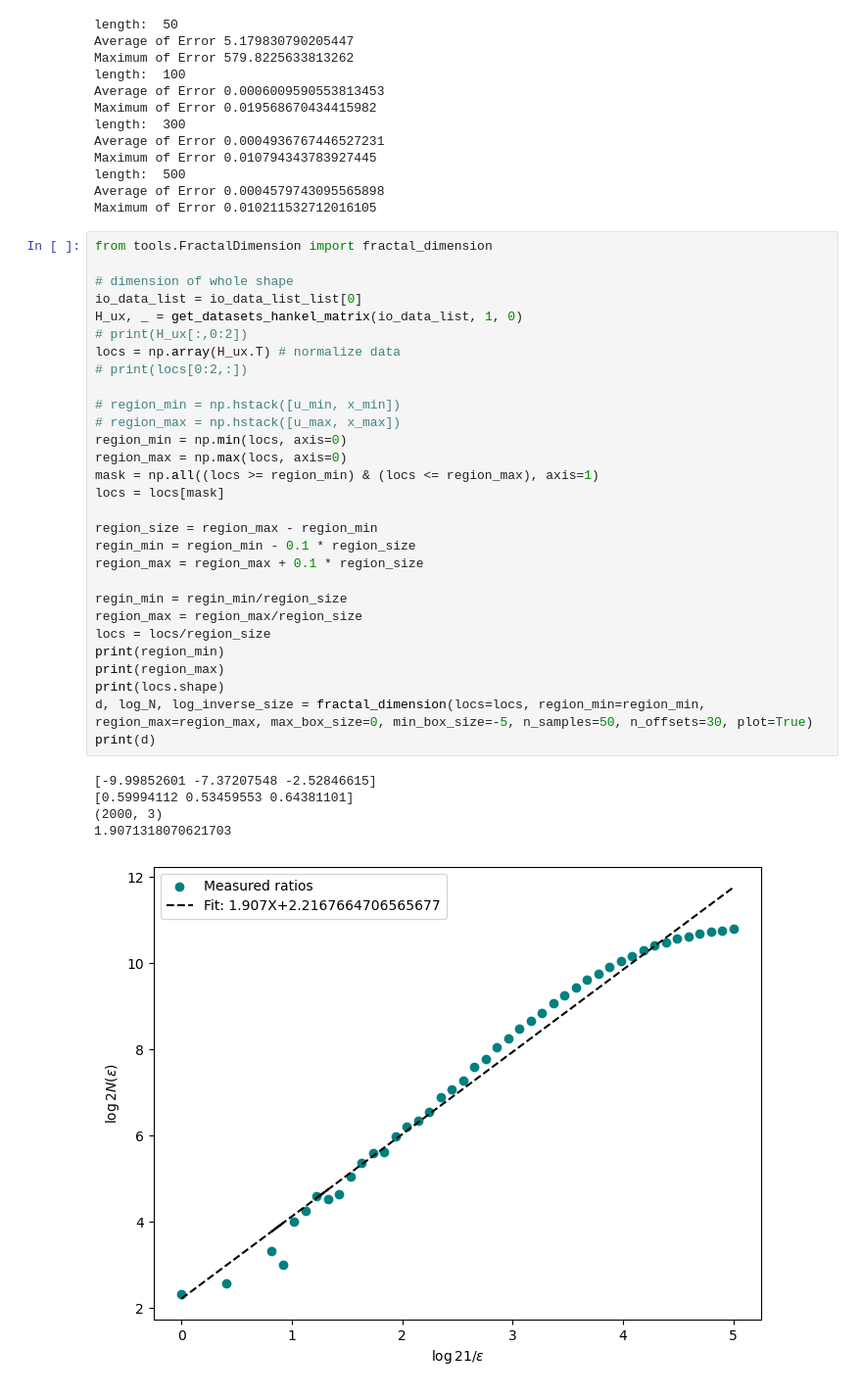
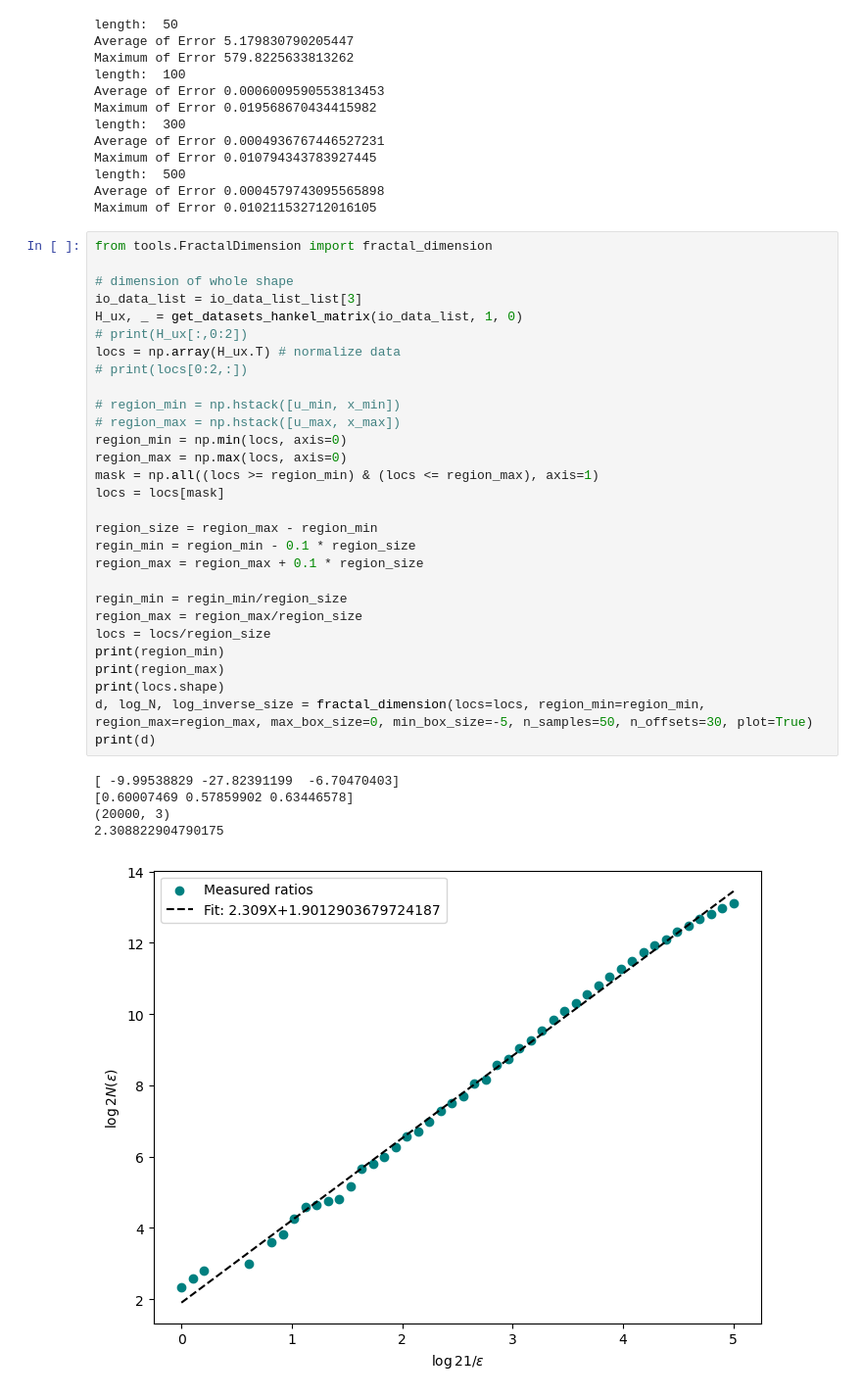
Before and after one commit to HuangYujun-JunkyTalent/DataDrivenSafetyFilter, a Jupyter notebook: double_integrator_test.ipynb, the cells around one changed output. Shown at 98% size. Saved outputs shown, nothing was run; the diff lists cells and outputs as text.

```diff
--- a/double_integrator_test.ipynb
+++ b/double_integrator_test.ipynb
@@ -349,36 +349,36 @@ Maximum of Error 0.010211532712016105
 # %%
 from tools.FractalDimension import fractal_dimension
 
 # dimension of whole shape
-io_data_list = io_data_list_list[0]
+io_data_list = io_data_list_list[3]
 H_ux, _ = get_datasets_hankel_matrix(io_data_list, 1, 0)
 # print(H_ux[:,0:2])
 locs = np.array(H_ux.T) # normalize data
 # print(locs[0:2,:])
 
 # region_min = np.hstack([u_min, x_min])
 # region_max = np.hstack([u_max, x_max])
 region_min = np.min(locs, axis=0)
 region_max = np.max(locs, axis=0)
 mask = np.all((locs >= region_min) & (locs <= region_max), axis=1)
 locs = locs[mask]
 
 region_size = region_max - region_min
 regin_min = region_min - 0.1 * region_size
 region_max = region_max + 0.1 * region_size
 
 regin_min = regin_min/region_size
 region_max = region_max/region_size
 locs = locs/region_size
 print(region_min)
 print(region_max)
 print(locs.shape)
 d, log_N, log_inverse_size = fractal_dimension(locs=locs, region_min=region_min, region_max=region_max, max_box_size=0, min_box_size=-5, n_samples=50, n_offsets=30, plot=True)
 print(d)
 # %% [output]
-[-9.99852601 -7.37207548 -2.52846615]
-[0.59994112 0.53459553 0.64381101]
-(2000, 3)
-1.9071318070621703
+[ -9.99538829 -27.82391199  -6.70470403]
+[0.60007469 0.57859902 0.63446578]
+(20000, 3)
+2.308822904790175
-[figure, old version]
+[figure, new version]
 # %%
```
Also changed, not shown: parts of 3 cells of this notebook.
